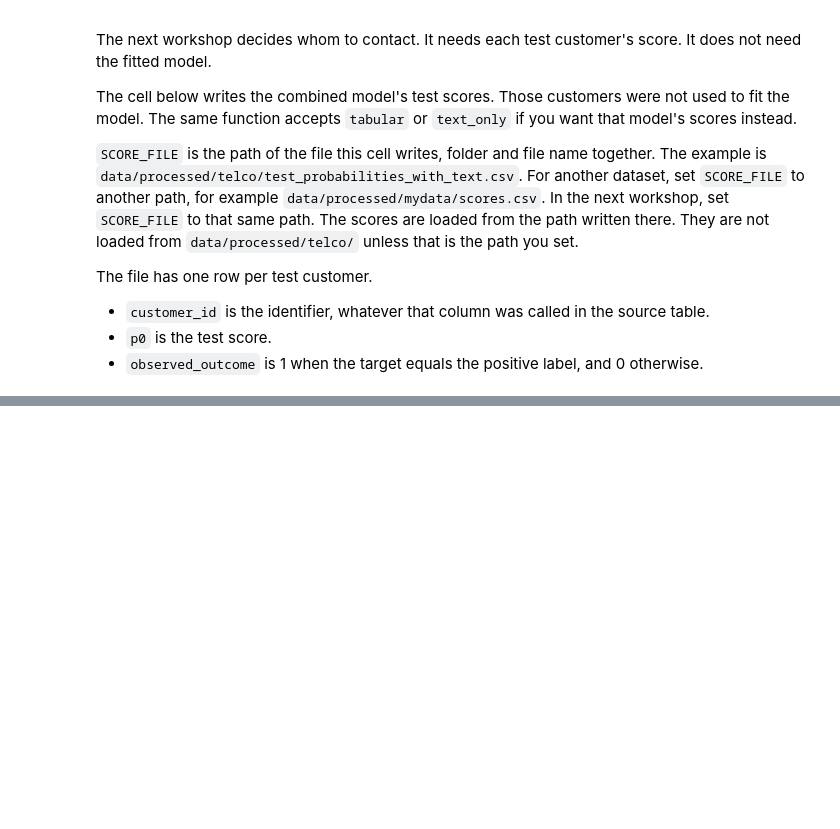
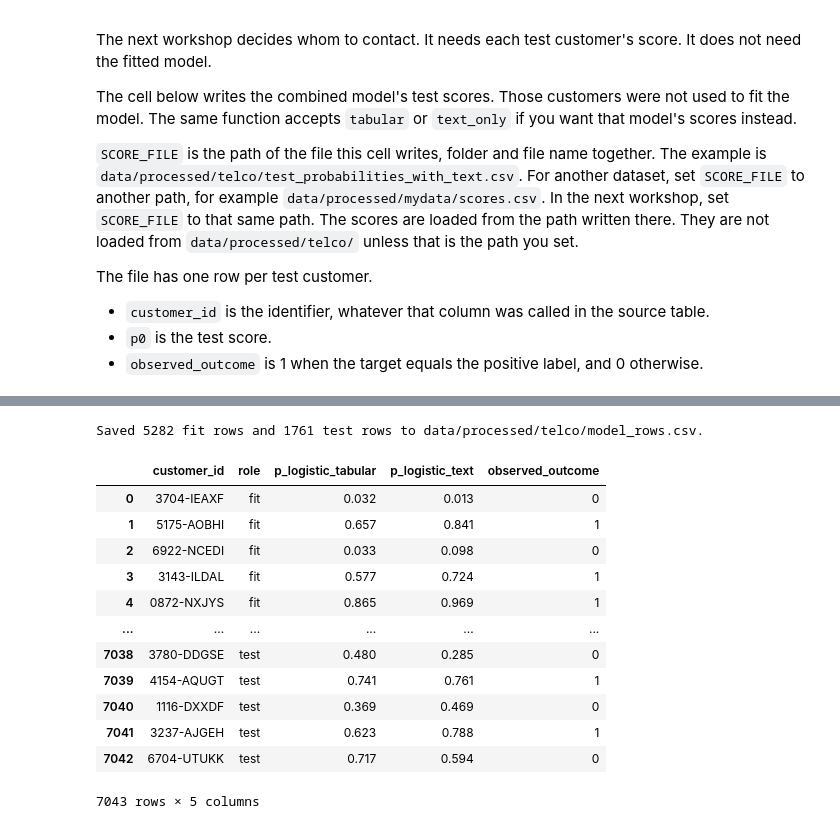
Before and after one commit to cheuchenne/data-extraction-lesson, a Jupyter notebook: lessons/02e-churn-text-ml.ipynb, the cells around one changed output, grey strips where cells are left out. Saved outputs shown, nothing was run; the diff lists cells and outputs as text; code cells hidden in the pictures; blank space fills up the shorter version.

```diff
--- a/lessons/02e-churn-text-ml.ipynb
+++ b/lessons/02e-churn-text-ml.ipynb
@@ -562,3 +754,21 @@ workshop.save_scores(combined, SCORE_FILE)
+# %%
+MODEL_ROWS_FILE = "data/processed/telco/model_rows.csv"
+workshop.save_model_rows(tabular, combined, MODEL_ROWS_FILE)
+# %% [output]
+Saved 5282 fit rows and 1761 test rows to data/processed/telco/model_rows.csv.
+|  | customer_id | role | p_logistic_tabular | p_logistic_text | observed_outcome |
+| 0 | 3704-IEAXF | fit | 0.032 | 0.013 | 0 |
+| 1 | 5175-AOBHI | fit | 0.657 | 0.841 | 1 |
+| 2 | 6922-NCEDI | fit | 0.033 | 0.098 | 0 |
+| 3 | 3143-ILDAL | fit | 0.577 | 0.724 | 1 |
+| 4 | 0872-NXJYS | fit | 0.865 | 0.969 | 1 |
+| ... | ... | ... | ... | ... | ... |
+| 7038 | 3780-DDGSE | test | 0.480 | 0.285 | 0 |
+| 7039 | 4154-AQUGT | test | 0.741 | 0.761 | 1 |
+| 7040 | 1116-DXXDF | test | 0.369 | 0.469 | 0 |
+| 7041 | 3237-AJGEH | test | 0.623 | 0.788 | 1 |
+| 7042 | 6704-UTUKK | test | 0.717 | 0.594 | 0 |
+7043 rows × 5 columns
 # %% [markdown]
 ## Troubleshooting
 
```
Also changed, not shown: parts of 52 cells of this notebook, 50 other files.
